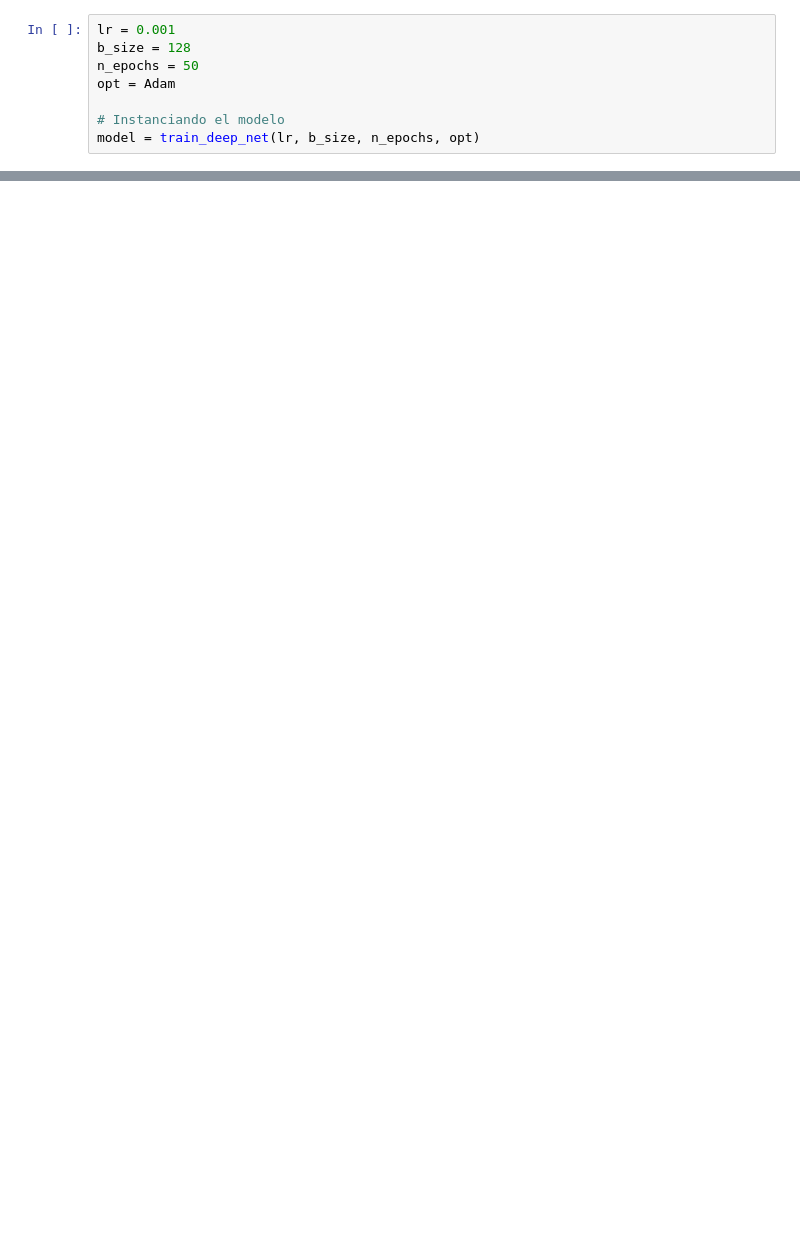
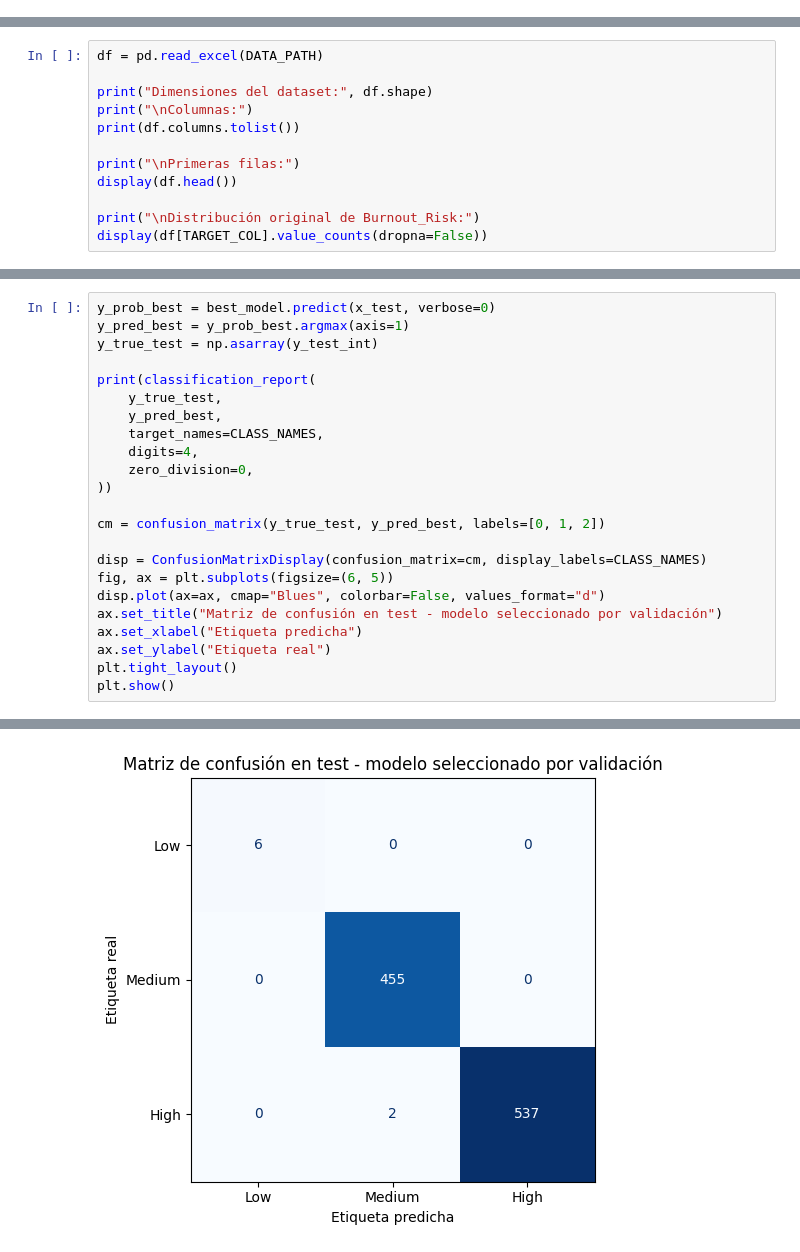
Before and after one commit to prodbar/prodbar.github.io, a Jupyter notebook: portfolio-projects/genz-burnout-neural-network-classification/notebooks/genz_burnout_neural_network_classification.ipynb, the cells around one changed output, grey strips where cells are left out. Cells and saved outputs as stored; diff of their text form; blank space fills up the shorter version.

Commit message:
Update Gen Z burnout neural network project

```diff
--- a/portfolio-projects/genz-burnout-neural-network-classification/notebooks/genz_burnout_neural_network_classification.ipynb
+++ b/portfolio-projects/genz-burnout-neural-network-classification/notebooks/genz_burnout_neural_network_classification.ipynb
@@ -622,8 +0,0 @@ Ejecutar deep net
-# %%
-lr = 0.001
-b_size = 128
-n_epochs = 50
-opt = Adam
-
-# Instanciando el modelo
-model = train_deep_net(lr, b_size, n_epochs, opt)
@@ -1006,0 +120,12 @@ F1 clase Low: 0.8571428571428571
+# %%
+df = pd.read_excel(DATA_PATH)
+
+print("Dimensiones del dataset:", df.shape)
+print("\nColumnas:")
+print(df.columns.tolist())
+
+print("\nPrimeras filas:")
+display(df.head())
+
+print("\nDistribución original de Burnout_Risk:")
+display(df[TARGET_COL].value_counts(dropna=False))
@@ -1006,0 +1238,24 @@ F1 clase Low: 0.8571428571428571
+# %%
+y_prob_best = best_model.predict(x_test, verbose=0)
+y_pred_best = y_prob_best.argmax(axis=1)
+y_true_test = np.asarray(y_test_int)
+
+print(classification_report(
+    y_true_test,
+    y_pred_best,
+    target_names=CLASS_NAMES,
+    digits=4,
+    zero_division=0,
+))
+
+cm = confusion_matrix(y_true_test, y_pred_best, labels=[0, 1, 2])
+
+disp = ConfusionMatrixDisplay(confusion_matrix=cm, display_labels=CLASS_NAMES)
+fig, ax = plt.subplots(figsize=(6, 5))
+disp.plot(ax=ax, cmap="Blues", colorbar=False, values_format="d")
+ax.set_title("Matriz de confusión en test - modelo seleccionado por validación")
+ax.set_xlabel("Etiqueta predicha")
+ax.set_ylabel("Etiqueta real")
+plt.tight_layout()
+plt.show()
+# %% [output]
@@ -1006,0 +1271 @@ F1 clase Low: 0.8571428571428571
+[figure, added]
```
Also changed, not shown: parts of 90 cells of this notebook, 22 other files.
